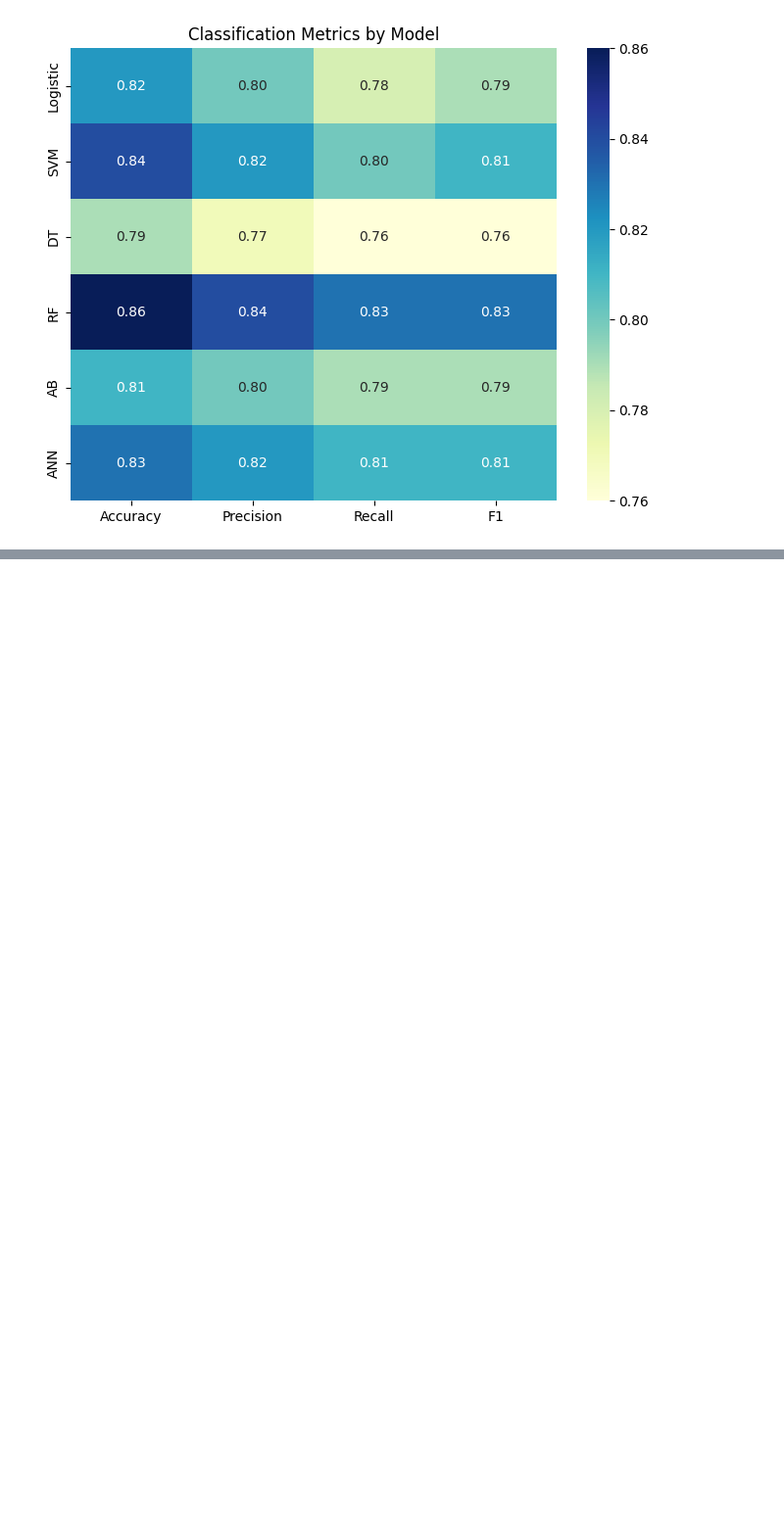
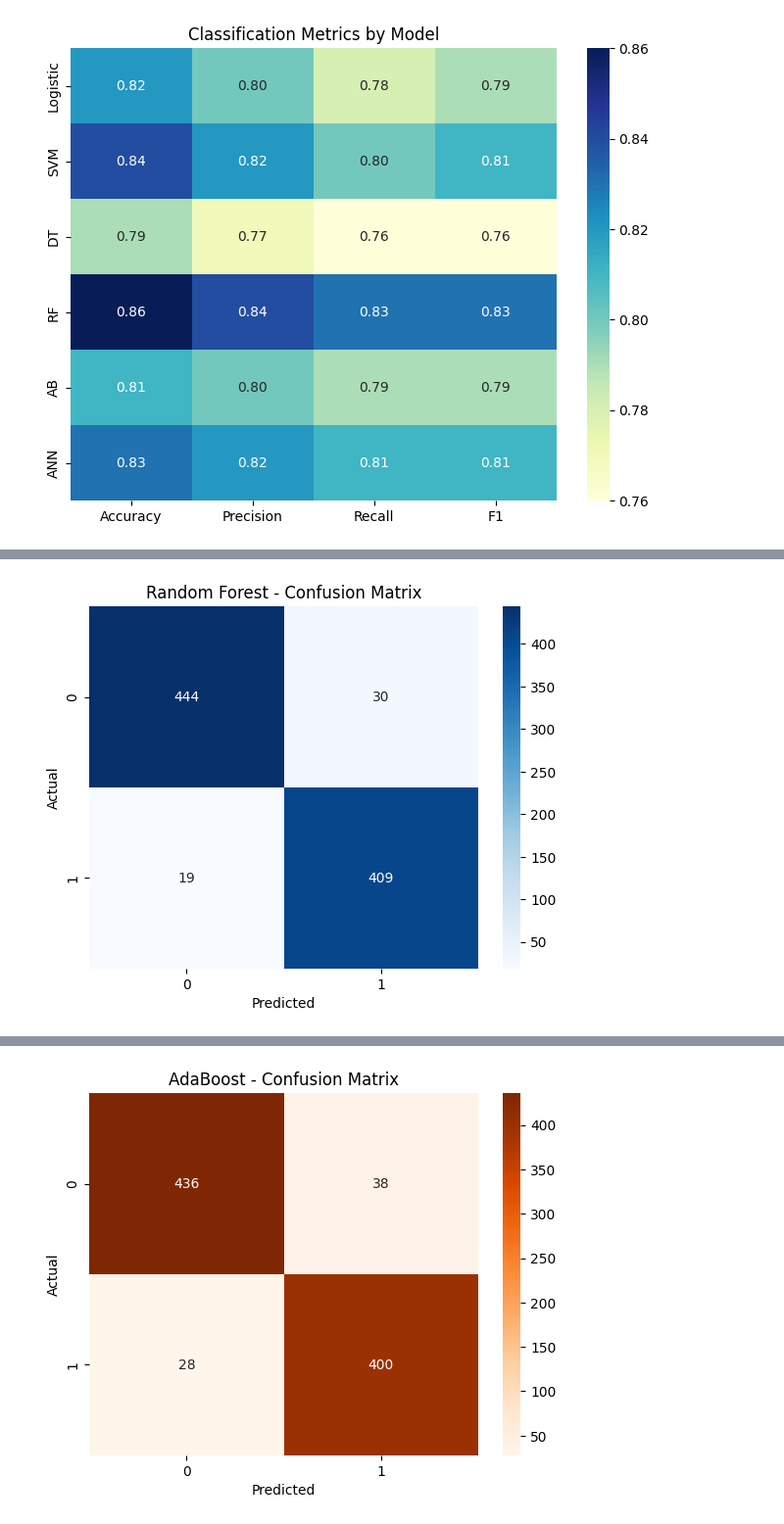
Before and after one commit to devansh391k/COVID-19-ANALYSIS-DATA-SCIENCE-PROJECT-, a Jupyter notebook: COVID19_ANALYSIS.ipynb, the cells around one changed output, grey strips where cells are left out. Shown at 98% size. Cells and saved outputs as stored; diff of their text form; code cells hidden in the pictures; blank space fills up the shorter version.

```diff
--- a/COVID19_ANALYSIS.ipynb
+++ b/COVID19_ANALYSIS.ipynb
@@ -1022,0 +1086,71 @@ ANN           0.83       0.82    0.81  0.81
+# %%
+import pandas as pd
+from sklearn.model_selection import train_test_split
+from sklearn.ensemble import RandomForestClassifier, AdaBoostClassifier
+from sklearn.metrics import classification_report, confusion_matrix
+import seaborn as sns
+import matplotlib.pyplot as plt
+
+# Load dataset
+df = pd.read_csv("DATA COVID 19.csv")
+
+# Select relevant columns
+cols = [
+    'country', 'date', 'total_cases', 'new_cases', 'total_deaths',
+    'new_deaths', 'hosp_patients', 'icu_patients',
+    'weekly_hosp_admissions', 'population'
+]
+df = df[cols].dropna()
+
+# Convert date to datetime
+df['date'] = pd.to_datetime(df['date'])
+
+# Features (drop country, date, and target new_deaths)
+X = df.drop(['country', 'date', 'new_deaths'], axis=1)
+
+# Target (binary classification: High vs Low new_deaths)
+median_deaths = df['new_deaths'].median()
+y = (df['new_deaths'] > median_deaths).astype(int)  # 0=Low, 1=High
+
+# Sample 30% for speed
+df_sample = df.sample(frac=0.3, random_state=42)
+X = df_sample.drop(['country', 'date', 'new_deaths'], axis=1)
+y = (df_sample['new_deaths'] > median_deaths).astype(int)
+
+# Train-test split
+X_train, X_test, y_train, y_test = train_test_split(
+    X, y, test_size=0.2, random_state=42, stratify=y
+)
+
+# -------- RANDOM FOREST --------
+rf = RandomForestClassifier(n_estimators=100, random_state=42)
+rf.fit(X_train, y_train)
+rf_preds = rf.predict(X_test)
+
+print("Random Forest Classifier Report:")
+print(classification_report(y_test, rf_preds))
+print("Confusion Matrix:\n", confusion_matrix(y_test, rf_preds))
+
+# Confusion matrix heatmap
+sns.heatmap(confusion_matrix(y_test, rf_preds), annot=True, fmt="d", cmap="Blues")
+plt.title("Random Forest - Confusion Matrix")
+plt.xlabel("Predicted")
+plt.ylabel("Actual")
+plt.show()
+
+# -------- ADA BOOST --------
+ada = AdaBoostClassifier(n_estimators=100, random_state=42)
+ada.fit(X_train, y_train)
+ada_preds = ada.predict(X_test)
+
+print("\nAdaBoost Classifier Report:")
+print(classification_report(y_test, ada_preds))
+print("Confusion Matrix:\n", confusion_matrix(y_test, ada_preds))
+
+# Confusion matrix heatmap
+sns.heatmap(confusion_matrix(y_test, ada_preds), annot=True, fmt="d", cmap="Oranges")
+plt.title("AdaBoost - Confusion Matrix")
+plt.xlabel("Predicted")
+plt.ylabel("Actual")
+plt.show()
+# %% [output]
@@ -1022,0 +1170 @@ ANN           0.83       0.82    0.81  0.81
+[figure, added]
@@ -1022,0 +1184 @@ ANN           0.83       0.82    0.81  0.81
+[figure, added]
```
Also changed, not shown: parts of 2 cells of this notebook.
